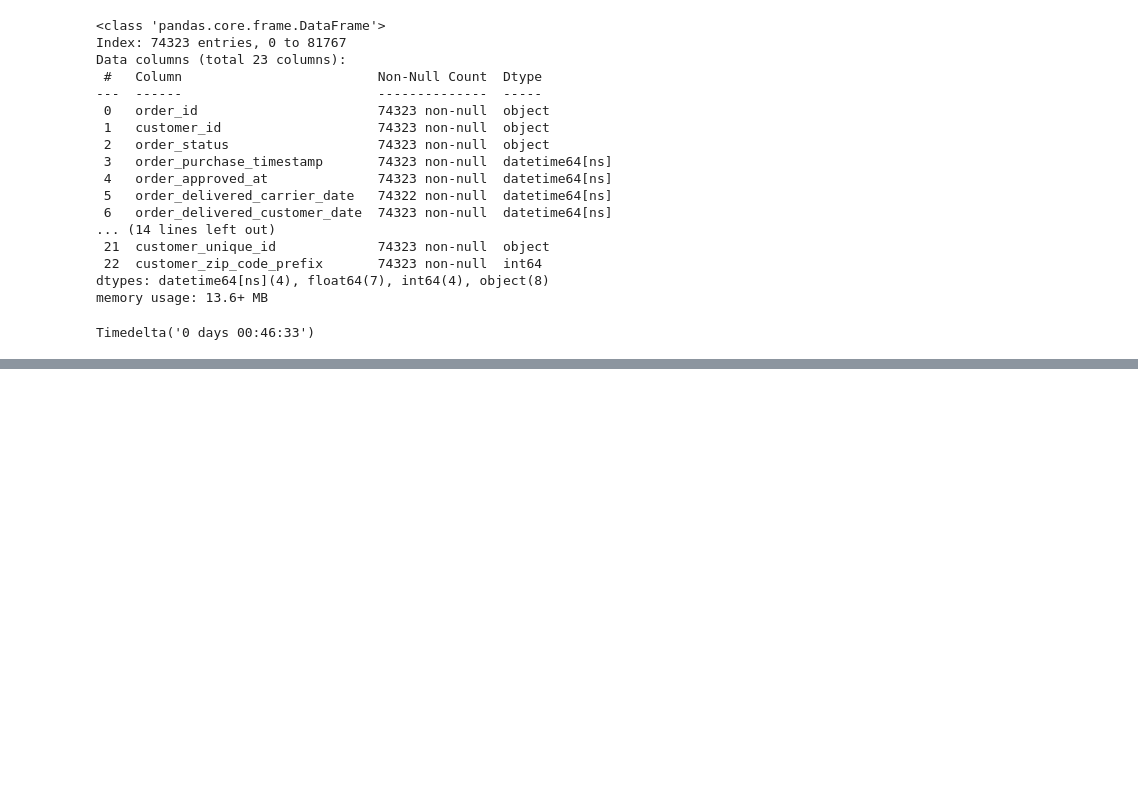
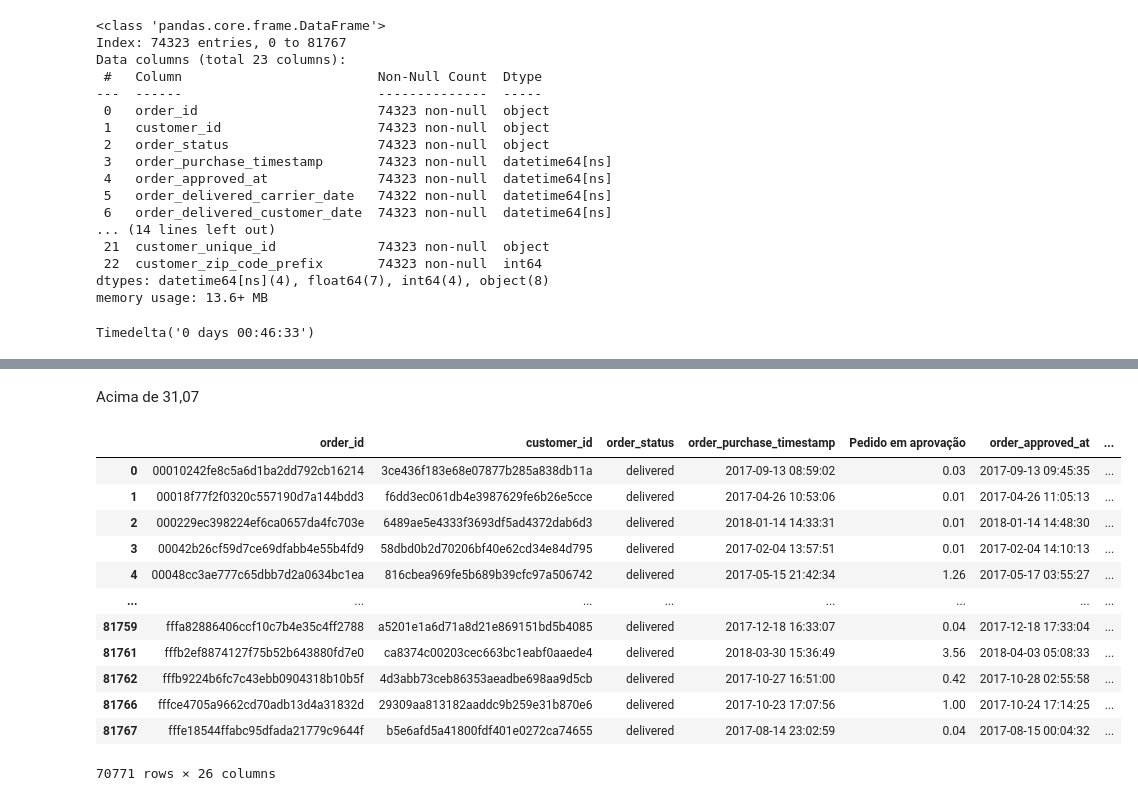
Before and after one commit to mateusono1/De-Company, a Jupyter notebook: main.ipynb, the cells around one changed output, grey strips where cells are left out. Drawn from its saved outputs; the diff is of its cells as text; code cells hidden in the pictures; blank space fills up the shorter version.

```diff
--- a/main.ipynb
+++ b/main.ipynb
@@ -207,0 +287,25 @@ Timedelta('0 days 00:46:33')
+# %% [markdown]
+Acima de 31,07
+# %%
+q1=np.percentile(df["delivery_time"],25)
+q3=np.percentile(df["delivery_time"],75)
+
+iqr=q3-q1
+out_sup=q3+iqr*1.5
+# %%
+df=df[df["delivery_time"]<out_sup]
+df
+# %% [output]
+|  | order_id | customer_id | order_status | order_purchase_timestamp | Pedido em aprovação | order_approved_at | ... |
+| 0 | 00010242fe8c5a6d1ba2dd792cb16214 | 3ce436f183e68e07877b285a838db11a | delivered | 2017-09-13 08:59:02 | 0.03 | 2017-09-13 09:45:35 | ... |
+| 1 | 00018f77f2f0320c557190d7a144bdd3 | f6dd3ec061db4e3987629fe6b26e5cce | delivered | 2017-04-26 10:53:06 | 0.01 | 2017-04-26 11:05:13 | ... |
+| 2 | 000229ec398224ef6ca0657da4fc703e | 6489ae5e4333f3693df5ad4372dab6d3 | delivered | 2018-01-14 14:33:31 | 0.01 | 2018-01-14 14:48:30 | ... |
+| 3 | 00042b26cf59d7ce69dfabb4e55b4fd9 | 58dbd0b2d70206bf40e62cd34e84d795 | delivered | 2017-02-04 13:57:51 | 0.01 | 2017-02-04 14:10:13 | ... |
+| 4 | 00048cc3ae777c65dbb7d2a0634bc1ea | 816cbea969fe5b689b39cfc97a506742 | delivered | 2017-05-15 21:42:34 | 1.26 | 2017-05-17 03:55:27 | ... |
+| ... | ... | ... | ... | ... | ... | ... | ... |
+| 81759 | fffa82886406ccf10c7b4e35c4ff2788 | a5201e1a6d71a8d21e869151bd5b4085 | delivered | 2017-12-18 16:33:07 | 0.04 | 2017-12-18 17:33:04 | ... |
+| 81761 | fffb2ef8874127f75b52b643880fd7e0 | ca8374c00203cec663bc1eabf0aaede4 | delivered | 2018-03-30 15:36:49 | 3.56 | 2018-04-03 05:08:33 | ... |
+| 81762 | fffb9224b6fc7c43ebb0904318b10b5f | 4d3abb73ceb86353aeadbe698aa9d5cb | delivered | 2017-10-27 16:51:00 | 0.42 | 2017-10-28 02:55:58 | ... |
+| 81766 | fffce4705a9662cd70adb13d4a31832d | 29309aa813182aaddc9b259e31b870e6 | delivered | 2017-10-23 17:07:56 | 1.00 | 2017-10-24 17:14:25 | ... |
+| 81767 | fffe18544ffabc95dfada21779c9644f | b5e6afd5a41800fdf401e0272ca74655 | delivered | 2017-08-14 23:02:59 | 0.04 | 2017-08-15 00:04:32 | ... |
+70771 rows × 26 columns
```
Also changed, not shown: parts of 7 cells of this notebook, 1 other file.
